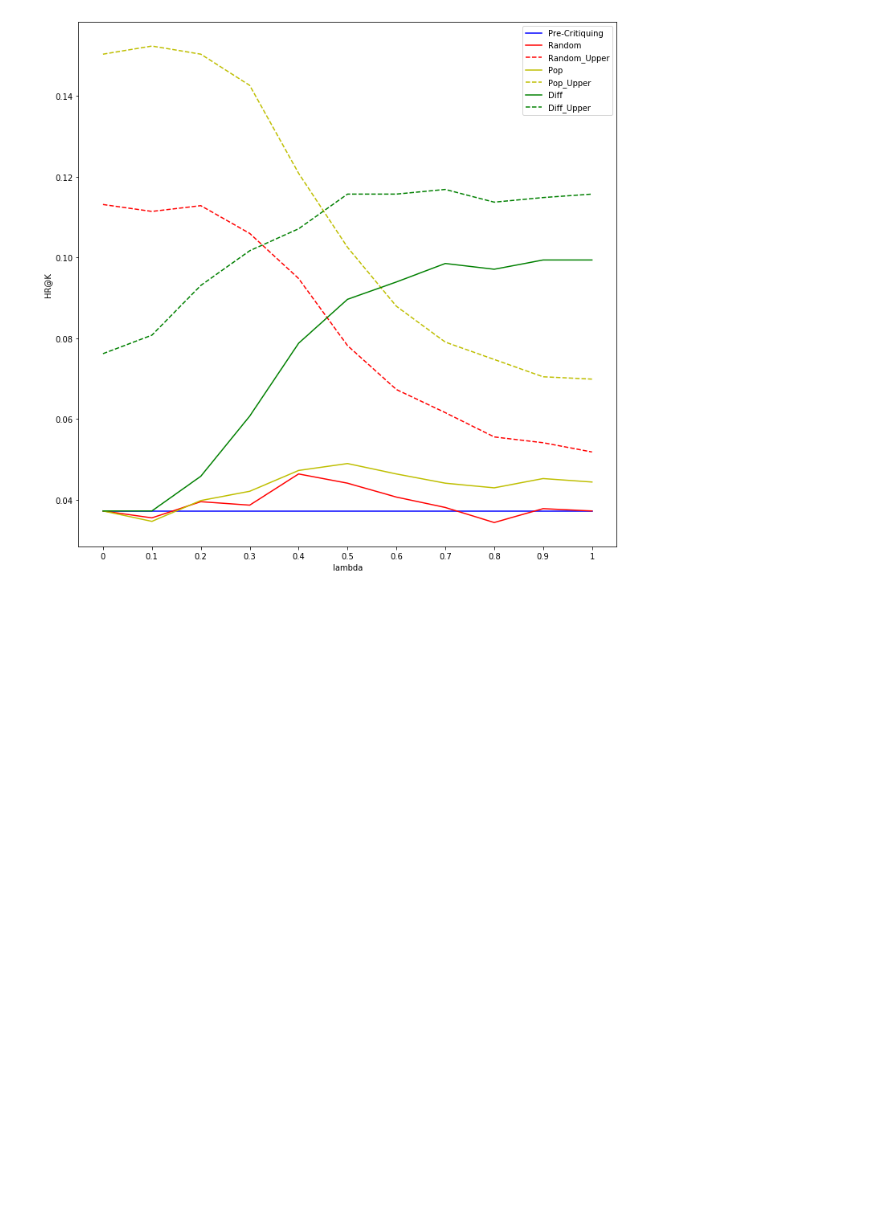
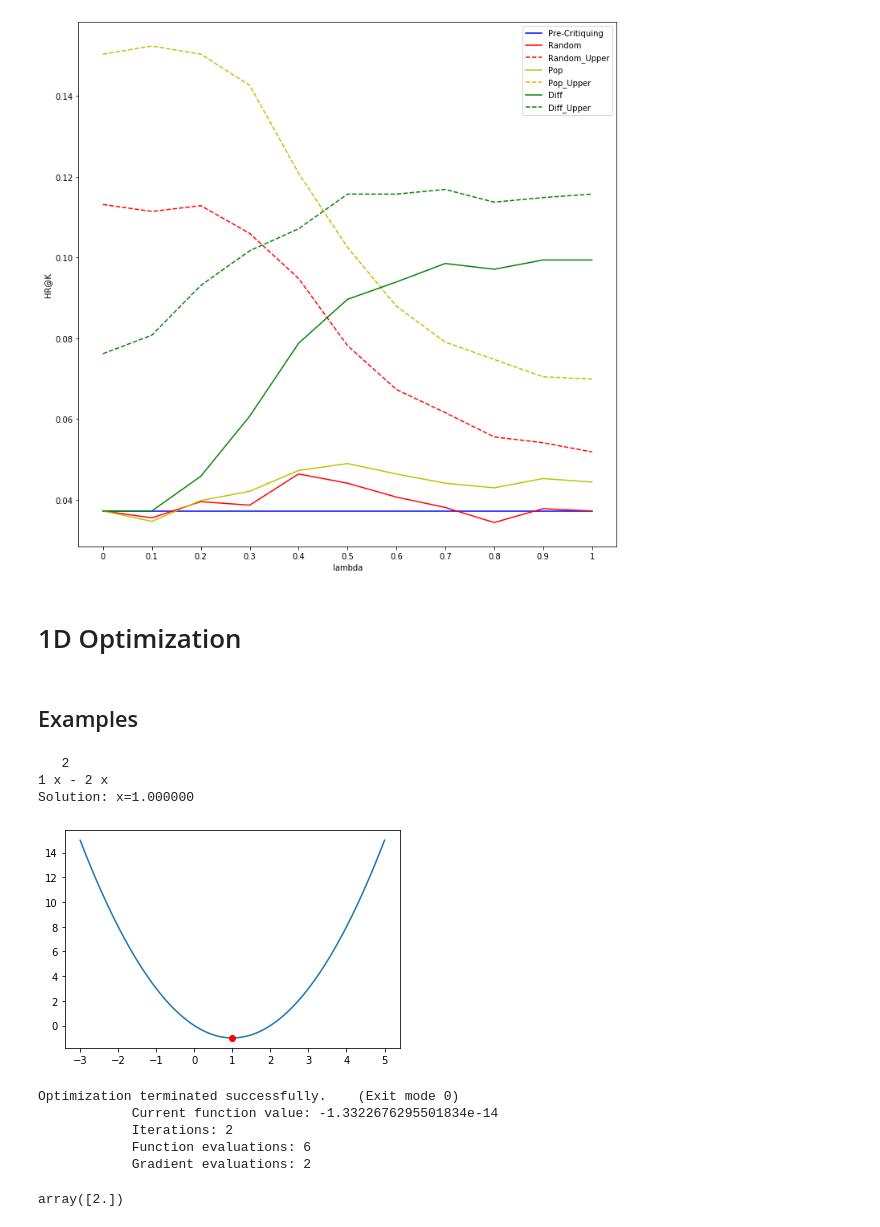
Before and after one commit to litosly/thesis, a Jupyter notebook: Critiques Draft/Single Step Critiquing Experiment.ipynb, the cells around one changed output. Cells and saved outputs as stored; diff of their text form; code cells hidden in the pictures; blank space fills up the shorter version.

```diff
--- a/Critiques Draft/Single Step Critiquing Experiment.ipynb
+++ b/Critiques Draft/Single Step Critiquing Experiment.ipynb
@@ -1801,3 +1782,44 @@ def plot_hr_performance():
     plt.legend(['Pre-Critiquing','Random', 'Random_Upper','Pop','Pop_Upper','Diff','Diff_Upper'])
     plt.show()
     plt.savefig('../figs/three_keyphrase_selection_methods_with_upper_bound_0104')
+# %% [markdown]
+# 1D Optimization
+# %% [markdown]
+## Examples
+# %%
+# 1d un-constrained
+# single variable, unconstrained minimization problem
+import scipy.optimize as opt
+
+objective = np.poly1d([1.0, -2.0, 0.0])
+print(objective)
+x0 = 3.0
+results = opt.minimize(objective,x0)
+print("Solution: x=%f" % results.x)
+import matplotlib.pylab as plt
+x = np.linspace(-3,5,100)
+plt.plot(x,objective(x))
+plt.plot(results.x,objective(results.x),'ro')
+plt.show()
+# %% [output]
+   2
+1 x - 2 x
+Solution: x=1.000000
+[figure, added]
+# %%
+objective = np.poly1d([1.0, -2.0, 0.0])
+cons = ({'type': 'ineq',
+'fun' : lambda x: np.array([x[0] - 2])})
+results = opt.minimize(objective,x0=3.0,
+constraints = cons,
+options = {'disp':True})
+# %% [output]
+Optimization terminated successfully.    (Exit mode 0)
+            Current function value: -1.3322676295501834e-14
+            Iterations: 2
+            Function evaluations: 6
+            Gradient evaluations: 2
+# %%
+results.x
+# %% [output]
+array([2.])
```
Also changed, not shown: parts of 42 cells of this notebook, 3 other files.
